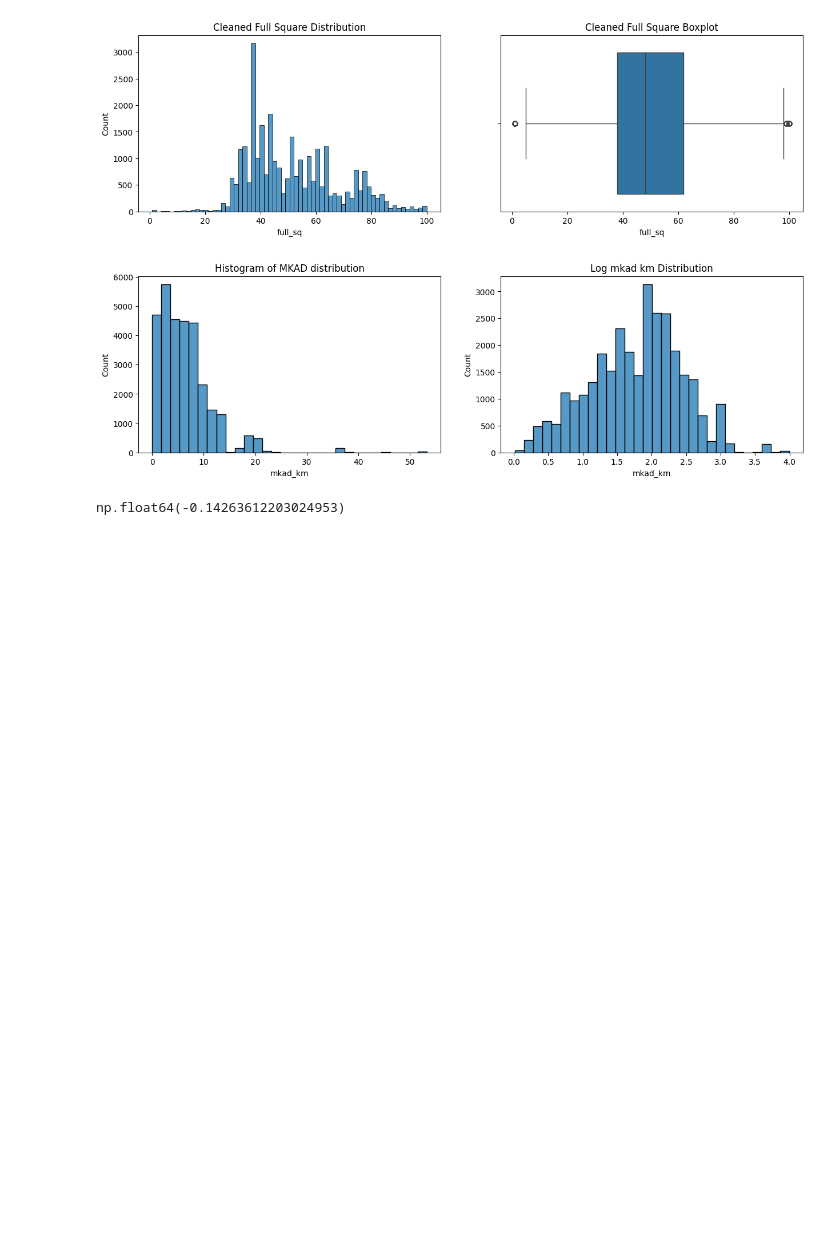
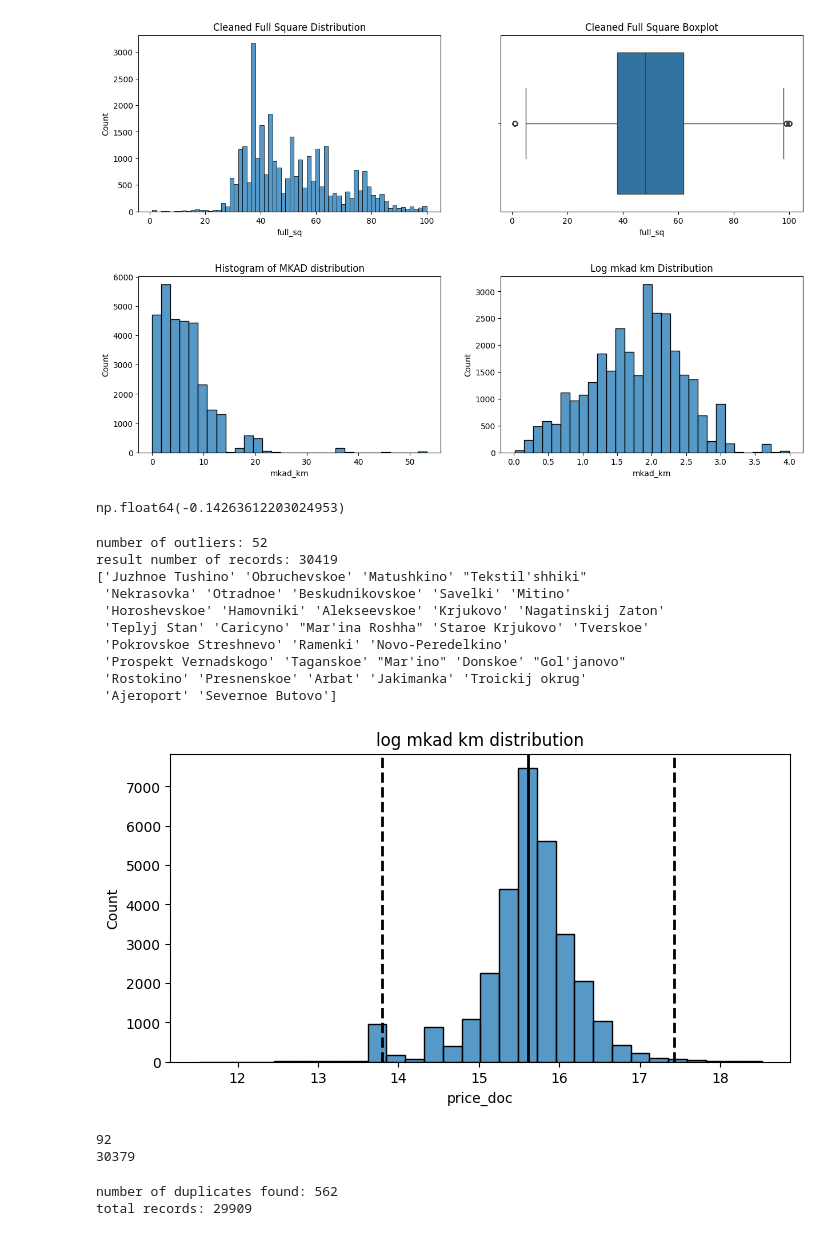
Before and after one commit to infinitelifeline/SkillFactory, a Jupyter notebook: ND/PY14/Cleaning.ipynb, the cells around one changed output. Drawn from its saved outputs; the diff is of its cells as text; code cells hidden in the pictures; blank space fills up the shorter version.

```diff
--- a/ND/PY14/Cleaning.ipynb
+++ b/ND/PY14/Cleaning.ipynb
@@ -120,7 +120,7 @@ boxplot.set_title('Full Square Boxplot');
 # %% [output]
 [figure]
 # %%
-def outliers_iqr(data, feature):
+def outliers_iqr(data, feature, log_scale=True):
     x = data[feature]
     quartile_1, quartile_3 = x.quantile(0.25), x.quantile(0.75)
     iqr = quartile_3 - quartile_1
@@ -161,0 +175,73 @@ np.float64(-0.14263612203024953)
+# %%
+def outliers_z_score_mod(data, feature, left=3.7, right=3.7, log_scale=False):
+    if log_scale:
+        x=np.log(data[feature]+1)
+    else:
+        x=data[feature]
+    mu = x.mean()
+    sigma=x.std()
+    left=left*sigma
+    right=right*sigma
+    lower_bound = mu - left
+    upper_bound = mu + right
+    outliers = data[(x < lower_bound) | (x > upper_bound)]
+    cleaned = data[(x >= lower_bound) & (x <= upper_bound)]
+    return outliers, cleaned
+# %%
+outliers, cleaned = outliers_z_score_mod(sber_data, 'price_doc', log_scale=True)
+print(f'number of outliers: {outliers.shape[0]}')
+print(f'result number of records: {cleaned.shape[0]}')
+print(outliers['sub_area'].unique())
+
+fig, ax = plt.subplots(1, 1, figsize=(8, 4))
+log_mkad_km = np.log(sber_data['price_doc']+1)
+histplot = sns.histplot(log_mkad_km, bins=30, ax=ax)
+histplot.axvline(log_mkad_km.mean(), color='k', lw=2)
+histplot.axvline(log_mkad_km.mean()+3 *  log_mkad_km.std(), color='k', ls='--', lw=2)
+histplot.axvline(log_mkad_km.mean()-3 * log_mkad_km.std(), color='k', ls='--', lw=2)
+histplot.set_title('log mkad km distribution');
+# %% [output]
+number of outliers: 52
+result number of records: 30419
+['Juzhnoe Tushino' 'Obruchevskoe' 'Matushkino' "Tekstil'shhiki"
+ 'Nekrasovka' 'Otradnoe' 'Beskudnikovskoe' 'Savelki' 'Mitino'
+ 'Horoshevskoe' 'Hamovniki' 'Alekseevskoe' 'Krjukovo' 'Nagatinskij Zaton'
+ 'Teplyj Stan' 'Caricyno' "Mar'ina Roshha" 'Staroe Krjukovo' 'Tverskoe'
+ 'Pokrovskoe Streshnevo' 'Ramenki' 'Novo-Peredelkino'
+ 'Prospekt Vernadskogo' 'Taganskoe' "Mar'ino" 'Donskoe' "Gol'janovo"
+ 'Rostokino' 'Presnenskoe' 'Arbat' 'Jakimanka' 'Troickij okrug'
+ 'Ajeroport' 'Severnoe Butovo']
+[figure, added]
+# %%
+def outliers_iqr(data, feature, left=1.5, right=1.5, log_scale=False):
+    if log_scale:
+        x = np.log(data[feature])
+    else:
+        x = data[feature]
+    quartile_1, quartile_3 = x.quantile(0.25), x.quantile(0.75)
+    iqr = quartile_3 - quartile_1
+    lower_bound = quartile_1 - (iqr * left)
+    upper_bound = quartile_3 + (iqr * right)
+    outliers = data[(x < lower_bound) | (x > upper_bound)]
+    cleaned = data[(x >= lower_bound) & (x <= upper_bound)]
+    return outliers, cleaned
+
+outliers, cleaned = outliers_iqr(sber_data, 'price_doc', left=3, right=3, log_scale=True)
+print(outliers.shape[0])
+print(cleaned.shape[0])
+# %% [output]
+92
+30379
+# %%
+dupl_columns = list(sber_data.columns)
+dupl_columns.remove('id')
+
+mask = sber_data.duplicated(subset=dupl_columns)
+sber_dupl = sber_data[mask]
+print(f'number of duplicates found: {sber_dupl.shape[0]}')
+
+sber_dedupped = sber_data.drop_duplicates(subset=dupl_columns)
+print(f'total records: {sber_dedupped.shape[0]}')
+# %% [output]
+number of duplicates found: 562
+total records: 29909
```
Also changed, not shown: parts of 6 cells of this notebook, 1 other file.
